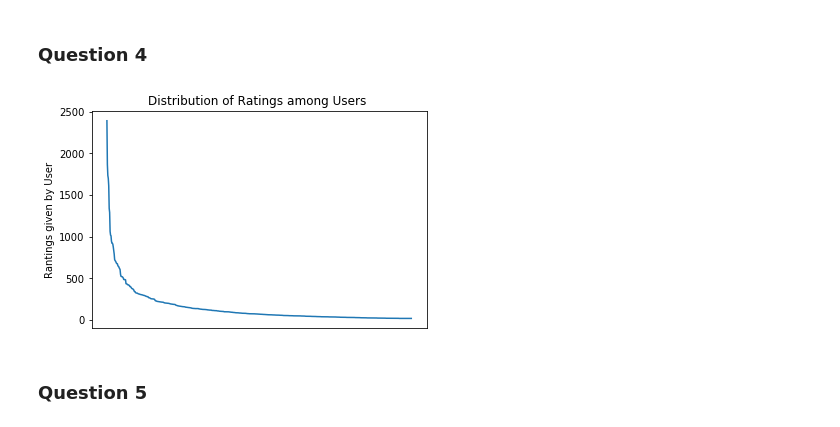
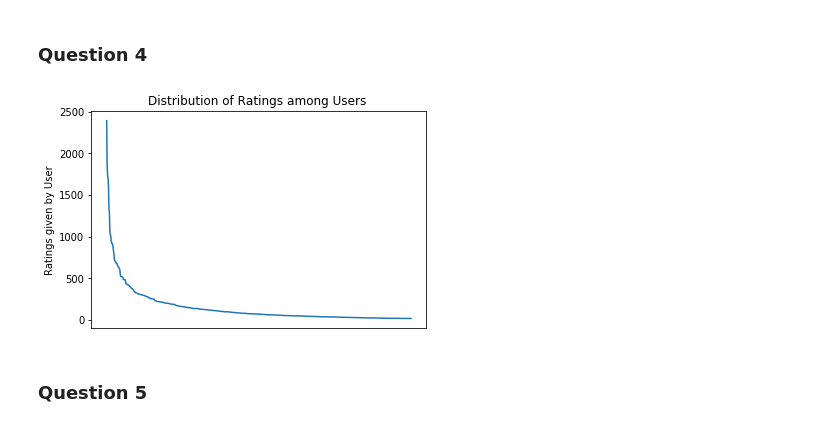
Before and after one commit to satyatumati/Collaborative-Filtering, a Jupyter notebook: Project 3_v3.ipynb, the cells around one changed output. Cells and saved outputs as stored; diff of their text form; code cells hidden in the pictures.

```diff
--- a/Project 3_v3.ipynb
+++ b/Project 3_v3.ipynb
@@ -59,16 +59,16 @@ user_ratings_dict = dict(Counter(user_ids))
 # %%
 plt.plot(range(0,len(user_ratings_dict.keys())), sorted(user_ratings_dict.values(),reverse=True))
 plt.title('Distribution of Ratings among Users ')
 plt.tick_params(
     axis='x',          # changes apply to the x-axis
     which='both',      # both major and minor ticks are affected
     bottom='off',      # ticks along the bottom edge are off
     top='off',         # ticks along the top edge are off
     labelbottom='off')
-plt.ylabel('Rantings given by User')
+plt.ylabel('Ratings given by User')
 plt.show()
 # %% [output]
-[figure, old version]
+[figure, new version]
 # %% [markdown]
 ### Question 5
 # %%
```
Also changed, not shown: parts of 65 cells of this notebook, 1 other file.
